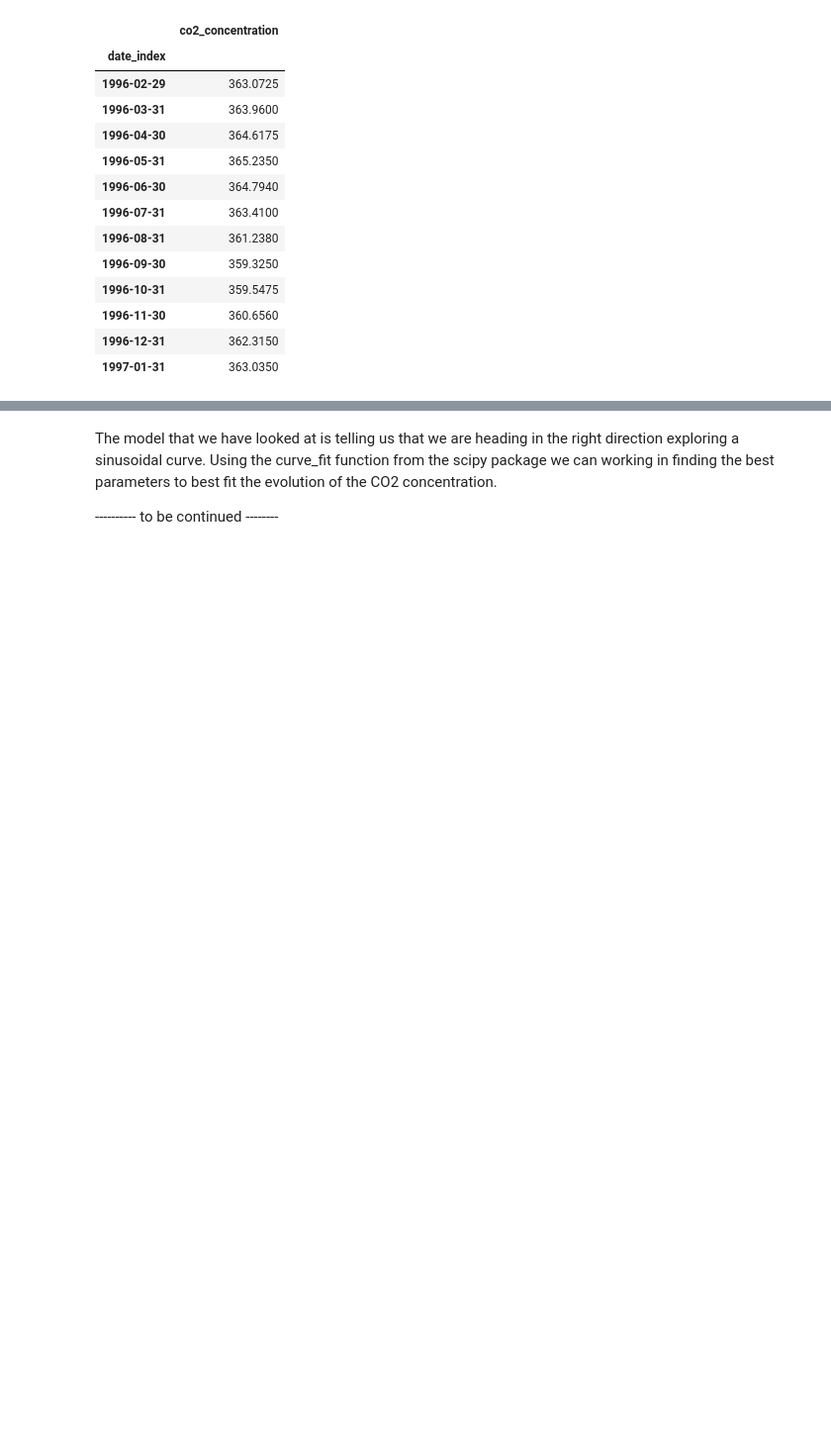
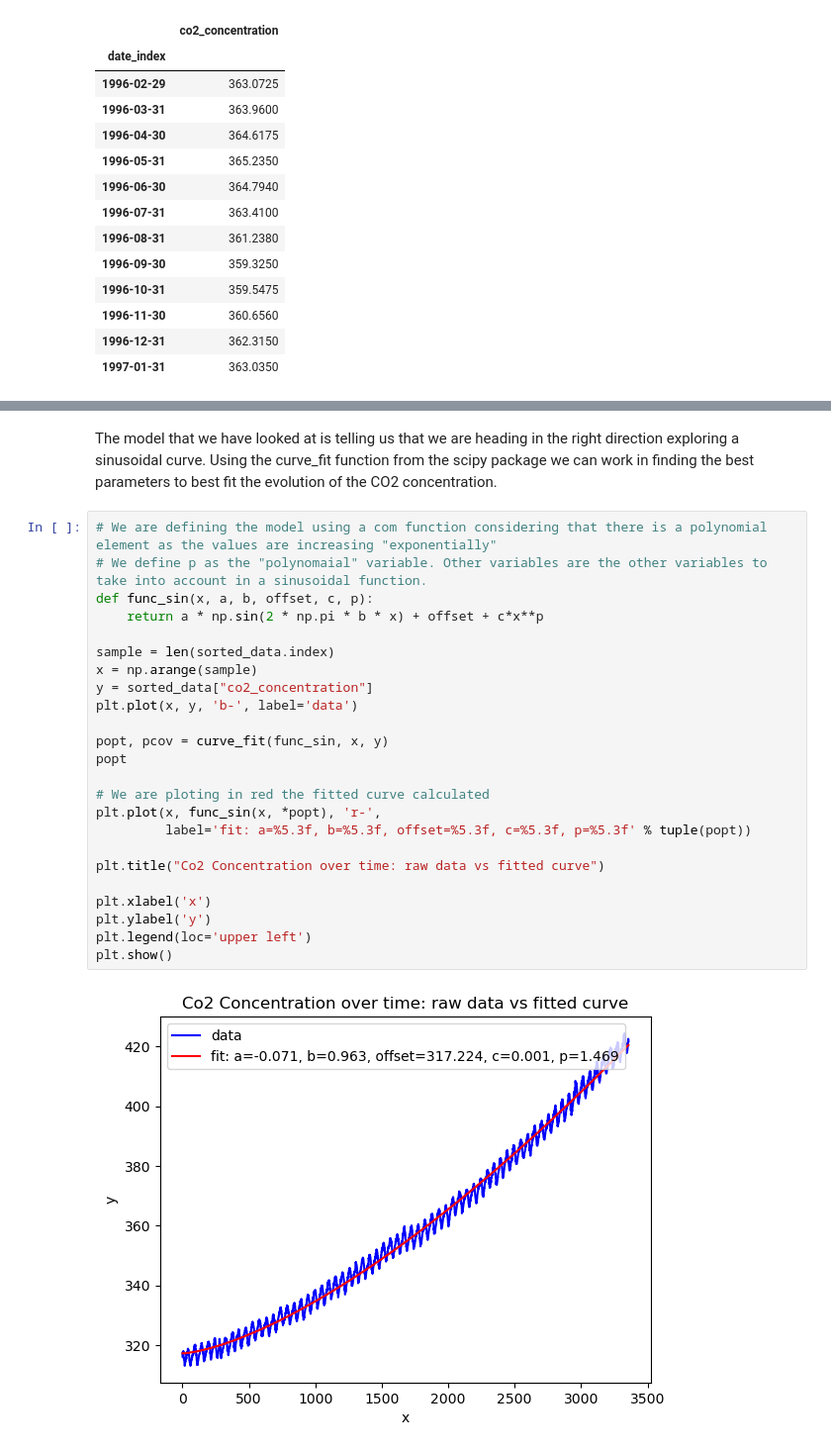
Before and after one commit to GrJa23/SMPE_2023, a Jupyter notebook: Exercises/Exercises_Mooc/Module3/CO2 Concentration In The Atmosphere/Code/20240115_CO2_concentration_in_the_Atmosphere_Since_1958.ipynb, the cells around one changed output, grey strips where cells are left out. Shown at 99% size. Cells and saved outputs as stored; diff of their text form; blank space fills up the shorter version.

```diff
--- a/Exercises/Exercises_Mooc/Module3/CO2 Concentration In The Atmosphere/Code/20240115_CO2_concentration_in_the_Atmosphere_Since_1958.ipynb
+++ b/Exercises/Exercises_Mooc/Module3/CO2 Concentration In The Atmosphere/Code/20240115_CO2_concentration_in_the_Atmosphere_Since_1958.ipynb
@@ -304,6 +310,29 @@ plt.show()
 # %% [markdown]
 The model that we have looked at is telling us that we are heading in the right direction exploring a sinusoidal curve.
-Using the curve_fit function from the scipy package we can working in finding the best parameters to best fit the evolution of the CO2 concentration.
-
-
----------- to be continued --------
+Using the curve_fit function from the scipy package we can work in finding the best parameters to best fit the evolution of the CO2 concentration.
+# %%
+# We are defining the model using a com function considering that there is a polynomial element as the values are increasing "exponentially"
+# We define p as the "polynomaial" variable. Other variables are the other variables to take into account in a sinusoidal function.
+def func_sin(x, a, b, offset, c, p):
+    return a * np.sin(2 * np.pi * b * x) + offset + c*x**p
+
+sample = len(sorted_data.index)
+x = np.arange(sample)
+y = sorted_data["co2_concentration"]
+plt.plot(x, y, 'b-', label='data')
+
+popt, pcov = curve_fit(func_sin, x, y)
+popt
+
+# We are ploting in red the fitted curve calculated
+plt.plot(x, func_sin(x, *popt), 'r-',
+         label='fit: a=%5.3f, b=%5.3f, offset=%5.3f, c=%5.3f, p=%5.3f' % tuple(popt))
+
+plt.title("Co2 Concentration over time: raw data vs fitted curve")
+
+plt.xlabel('x')
+plt.ylabel('y')
+plt.legend(loc='upper left')
+plt.show()
+# %% [output]
+[figure, added]
```
Also changed, not shown: parts of 14 cells of this notebook, 1 other file.
